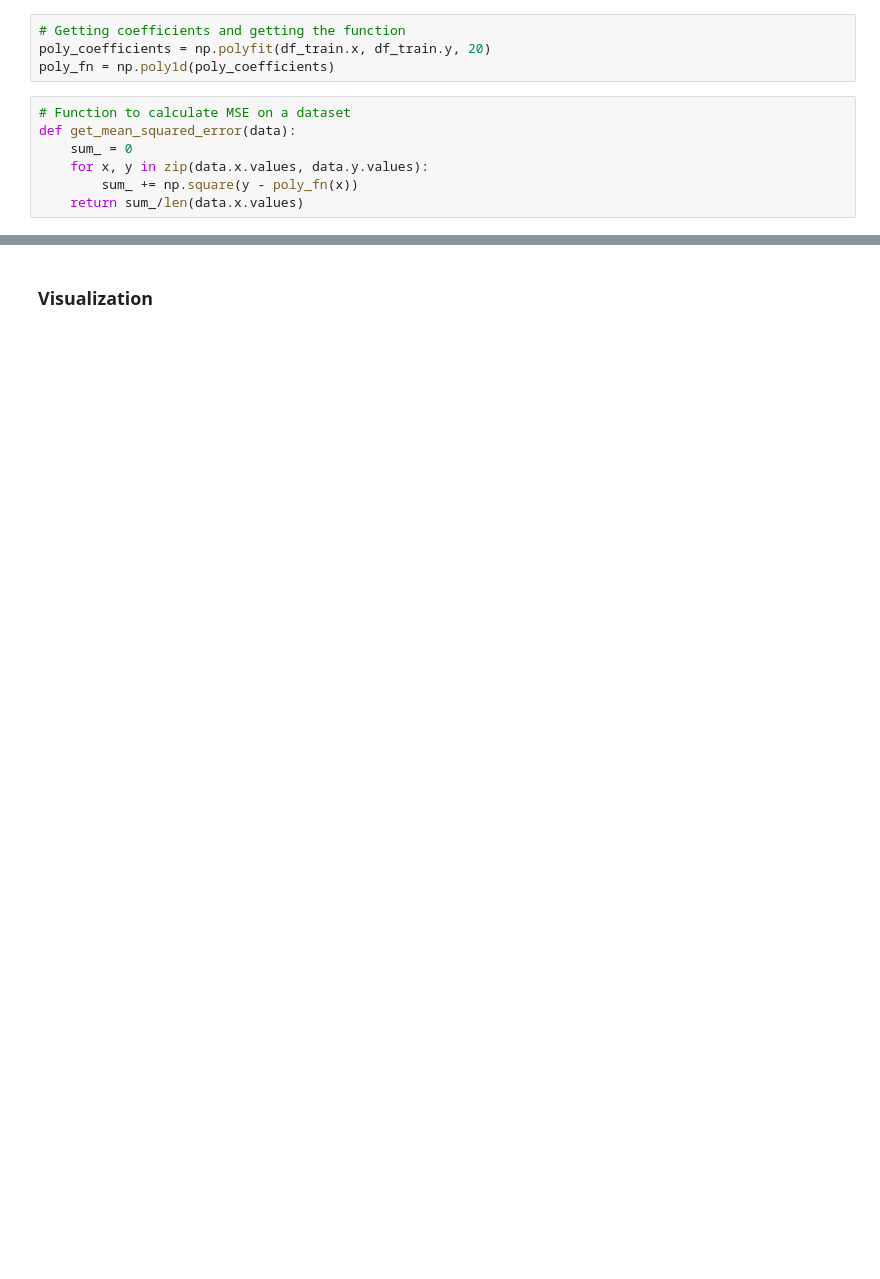
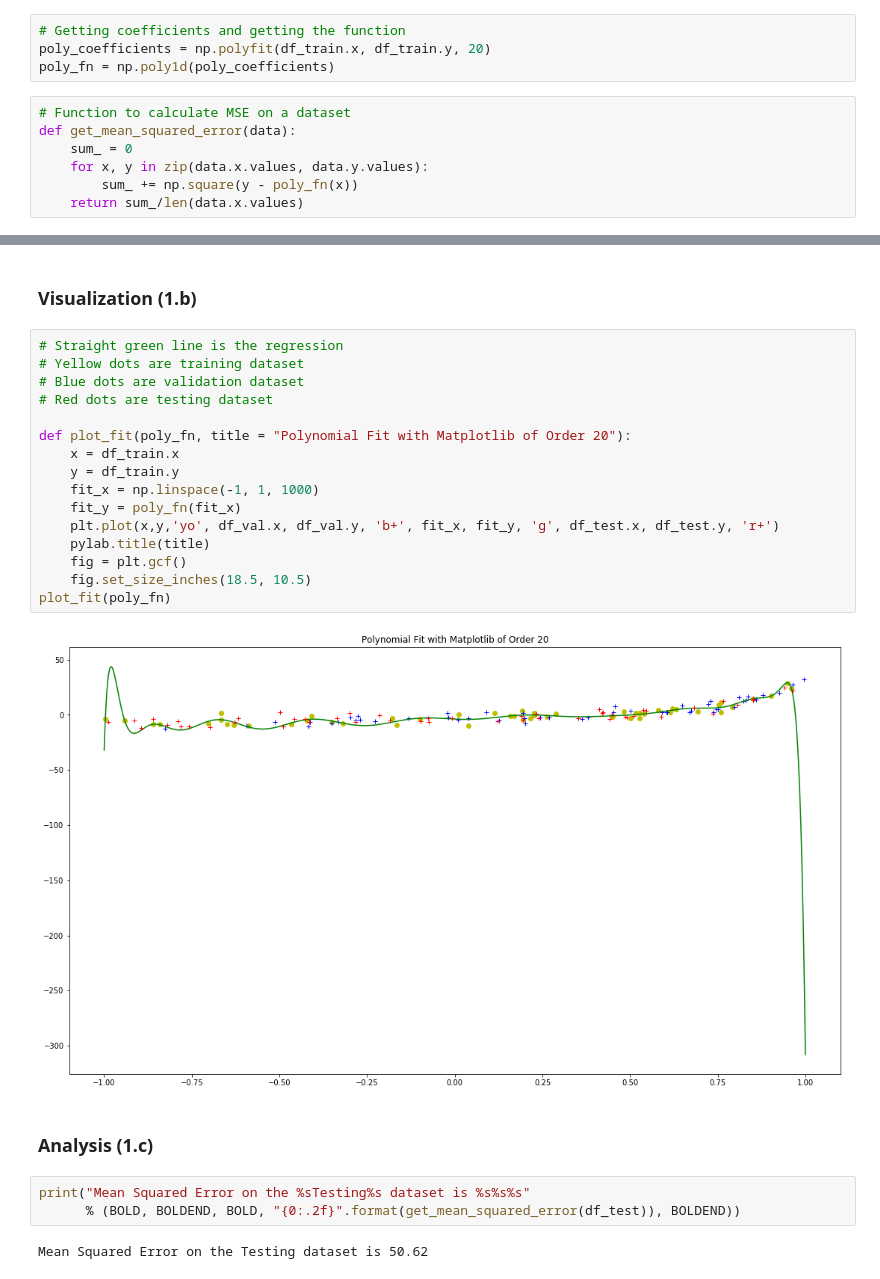
Before and after one commit to tristantoupin/COMP551-AppliedMachineLearning, a Jupyter notebook: 1_assignment/Questions/Q.2.ipynb, the cells around one changed output, grey strips where cells are left out. Drawn from its saved outputs; the diff is of its cells as text; blank space fills up the shorter version.

```diff
--- a/1_assignment/Questions/Q.2.ipynb
+++ b/1_assignment/Questions/Q.2.ipynb
@@ -47,2 +51,27 @@ Mean Squared Error on the Traning dataset is  1418.51
 # %% [markdown]
-### Visualization
+### Visualization (1.b)
+# %%
+# Straight green line is the regression
+# Yellow dots are training dataset
+# Blue dots are validation dataset
+# Red dots are testing dataset
+
+def plot_fit(poly_fn, title = "Polynomial Fit with Matplotlib of Order 20"):
+    x = df_train.x
+    y = df_train.y
+    fit_x = np.linspace(-1, 1, 1000)
+    fit_y = poly_fn(fit_x)
+    plt.plot(x,y,'yo', df_val.x, df_val.y, 'b+', fit_x, fit_y, 'g', df_test.x, df_test.y, 'r+')
+    pylab.title(title)
+    fig = plt.gcf()
+    fig.set_size_inches(18.5, 10.5)
+plot_fit(poly_fn)
+# %% [output]
+[figure, added]
+# %% [markdown]
+### Analysis (1.c)
+# %%
+print("Mean Squared Error on the %sTesting%s dataset is %s%s%s"
+      % (BOLD, BOLDEND, BOLD, "{0:.2f}".format(get_mean_squared_error(df_test)), BOLDEND))
+# %% [output]
+Mean Squared Error on the Testing dataset is 50.62
```
Also changed, not shown: parts of 17 cells of this notebook, 2 other files.
